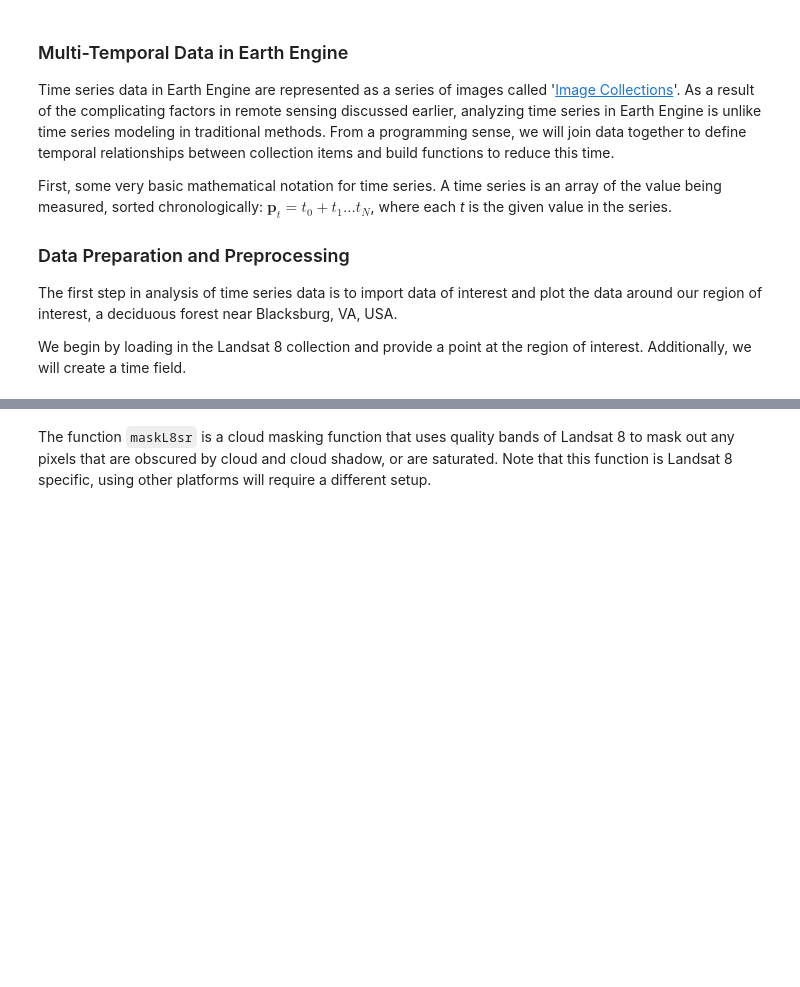
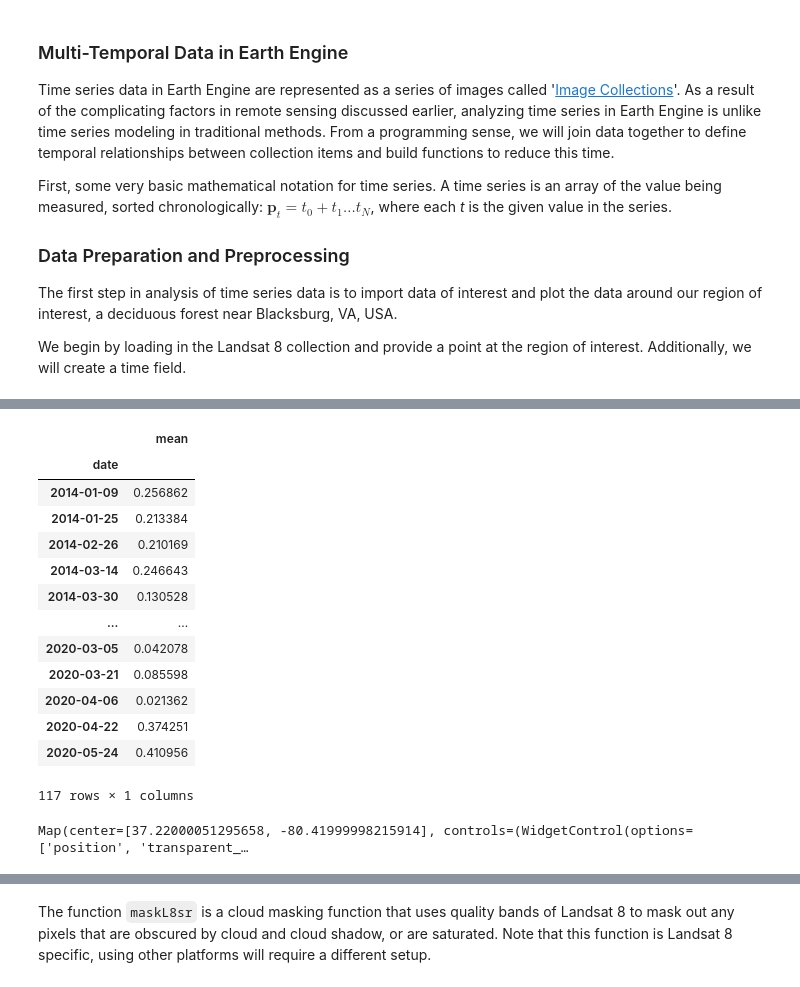
Before and after one commit to ghidora77/GEE_Colab, a Jupyter notebook: Lab_05.ipynb, the cells around one changed output, grey strips where cells are left out. Drawn from its saved outputs; the diff is of its cells as text; code cells hidden in the pictures; blank space fills up the shorter version.

```diff
--- a/Lab_05.ipynb
+++ b/Lab_05.ipynb
@@ -62,0 +123,30 @@ var timeField = 'system:time_start';
+# %%
+df['date'] = pd.to_datetime(df['date'])
+
+df = df.set_index('date')
+
+df
+# %% [output]
+|  | mean |
+| date |  |
+| 2014-01-09 | 0.256862 |
+| 2014-01-25 | 0.213384 |
+| 2014-02-26 | 0.210169 |
+| 2014-03-14 | 0.246643 |
+| 2014-03-30 | 0.130528 |
+| ... | ... |
+| 2020-03-05 | 0.042078 |
+| 2020-03-21 | 0.085598 |
+| 2020-04-06 | 0.021362 |
+| 2020-04-22 | 0.374251 |
+| 2020-05-24 | 0.410956 |
+117 rows × 1 columns
+# %%
+map1 = geemap.Map()
+map1.centerObject(poi, zoom=13)
+map1.add_basemap("SATELLITE")
+map1.addLayer(poi, {}, "Virginia Tech")
+map1.addLayerControl()
+map1
+# %% [output]
+Map(center=[37.22000051295658, -80.41999998215914], controls=(WidgetControl(options=['position', 'transparent_…
```
Also changed, not shown: parts of 18 cells of this notebook, 1 other file.
